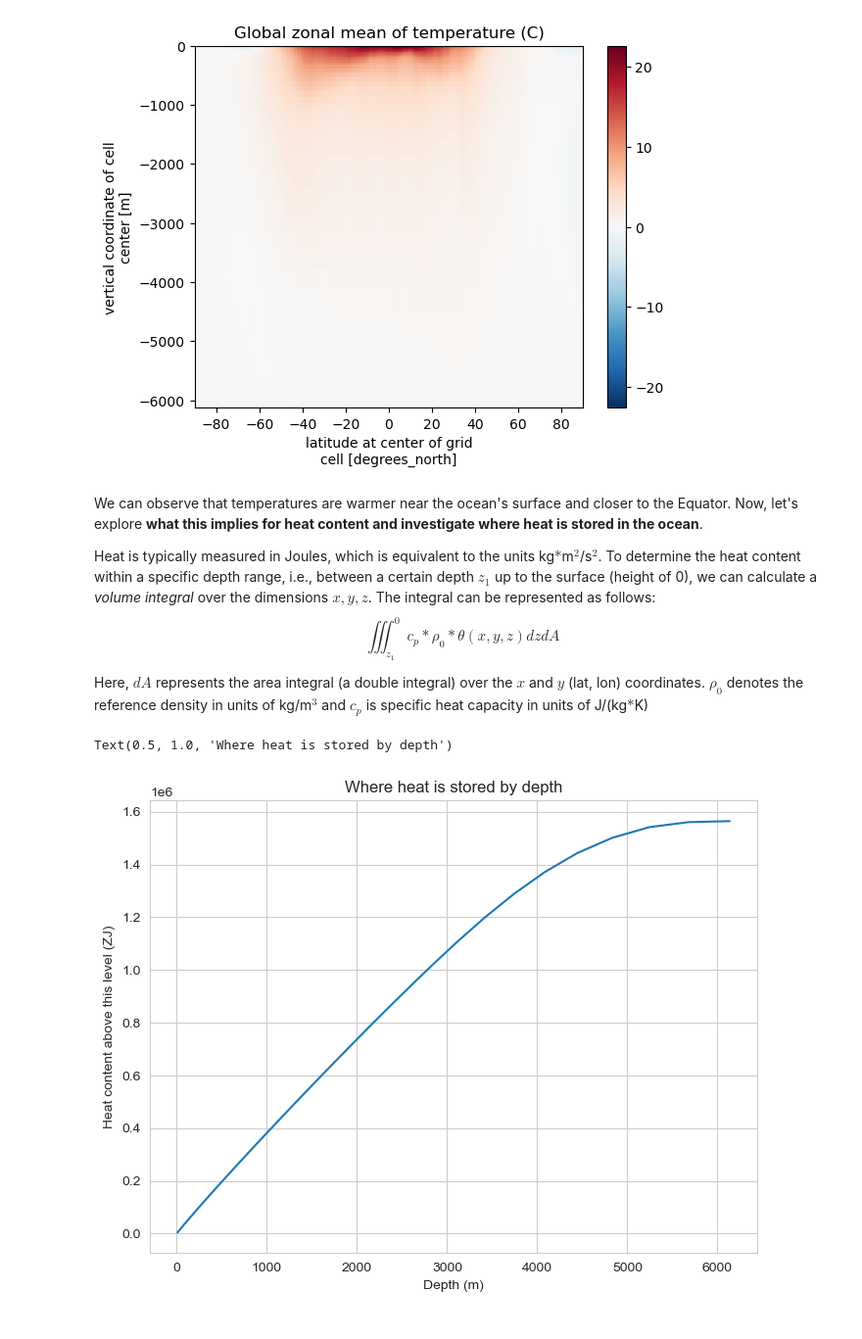
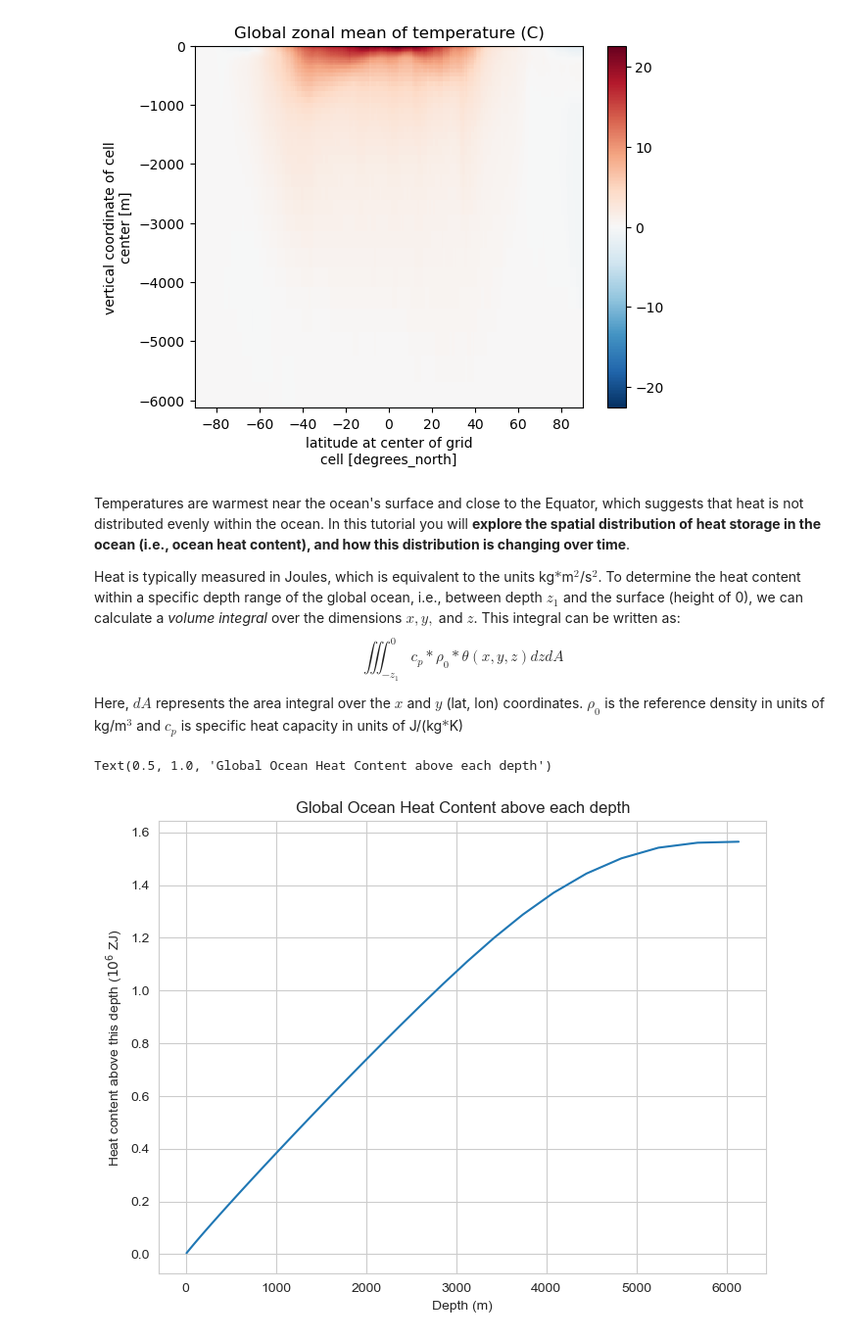
Before and after one commit to ClimateMatchAcademy/course-content, a Jupyter notebook: tutorials/W1D2_StateoftheClimateOceanandAtmosphereReanalysis/W1D2_Tutorial6.ipynb, the cells around one changed output. Shown at 98% size. Drawn from its saved outputs; the diff is of its cells as text; code cells hidden in the pictures.

```diff
--- a/tutorials/W1D2_StateoftheClimateOceanandAtmosphereReanalysis/W1D2_Tutorial6.ipynb
+++ b/tutorials/W1D2_StateoftheClimateOceanandAtmosphereReanalysis/W1D2_Tutorial6.ipynb
@@ -78,24 +81,24 @@ plt.title('Global zonal mean of temperature (C)')
 Text(0.5, 1.0, 'Global zonal mean of temperature (C)')
 [figure]
 # %% [markdown]
-We can observe that temperatures are warmer near the ocean's surface and closer to the Equator. Now, let's explore **what this implies for heat content and investigate where heat is stored in the ocean**.
+Temperatures are warmest near the ocean's surface and close to the Equator, which suggests that heat is not distributed evenly within the ocean. In this tutorial you will **explore the spatial distribution of heat storage in the ocean (i.e., ocean heat content), and how this distribution is changing over time**.
 
-Heat is typically measured in Joules, which is equivalent to the units kg$*$m$^2$/s$^2$. To determine the heat content within a specific depth range, i.e., between a certain depth $z_1$ up to the surface (height of 0), we can calculate a *volume integral* over the dimensions $x,y,z$. The integral can be represented as follows:
-$$\iiint_{z_1}^0 c_p*\rho_0*\theta(x,y,z) dz dA$$
+Heat is typically measured in Joules, which is equivalent to the units kg$*$m$^2$/s$^2$. To determine the heat content within a specific depth range of the global ocean, i.e., between depth $z_1$ and the surface (height of 0), we can calculate a *volume integral* over the dimensions $x,y,$ and $z$. This integral can be written as:
+$$\iiint_{-z_1}^0 c_p*\rho_0*\theta(x,y,z) dz dA$$
 
-Here, $dA$ represents the area integral (a double integral) over the $x$ and $y$ (lat, lon) coordinates. $\rho_0$ denotes the reference density in units of kg/m$^3$ and $c_p$ is specific heat capacity in units of J/(kg$*$K)
+Here, $dA$ represents the area integral over the $x$ and $y$ (lat, lon) coordinates. $\rho_0$ is the reference density in units of kg/m$^3$ and $c_p$ is specific heat capacity in units of J/(kg$*$K)
 # %%
 theta_area_int=(subset_theta*subset_theta.dA).sum('latitude').sum('longitude') #we take an area integral first at each depth level
 # %%
 rho = 1026 #kg/m^3
 c_p = 3990 #J/(kg K)
 
 sns.set_style(style="whitegrid") #comment out if don't want seaborn background
 fig,ax = plt.subplots(figsize=(8,6))
-plt.plot(-theta_annual.Zu,(rho*c_p*theta_area_int*subset_theta.dZ).cumsum()/10**21)
+plt.plot(-theta_annual.Zu,(rho*c_p*theta_area_int*subset_theta.dZ).cumsum()/10**27)
 plt.xlabel('Depth (m)')
-plt.ylabel('Heat content above this level (ZJ)')
-plt.title('Where heat is stored by depth')
+plt.ylabel('Heat content above this depth ($10^6$ ZJ)')
+plt.title('Global Ocean Heat Content above each depth')
 # %% [output]
-Text(0.5, 1.0, 'Where heat is stored by depth')
+Text(0.5, 1.0, 'Global Ocean Heat Content above each depth')
-[figure, old version]
+[figure, new version]
```
Also changed, not shown: parts of 23 cells of this notebook.
